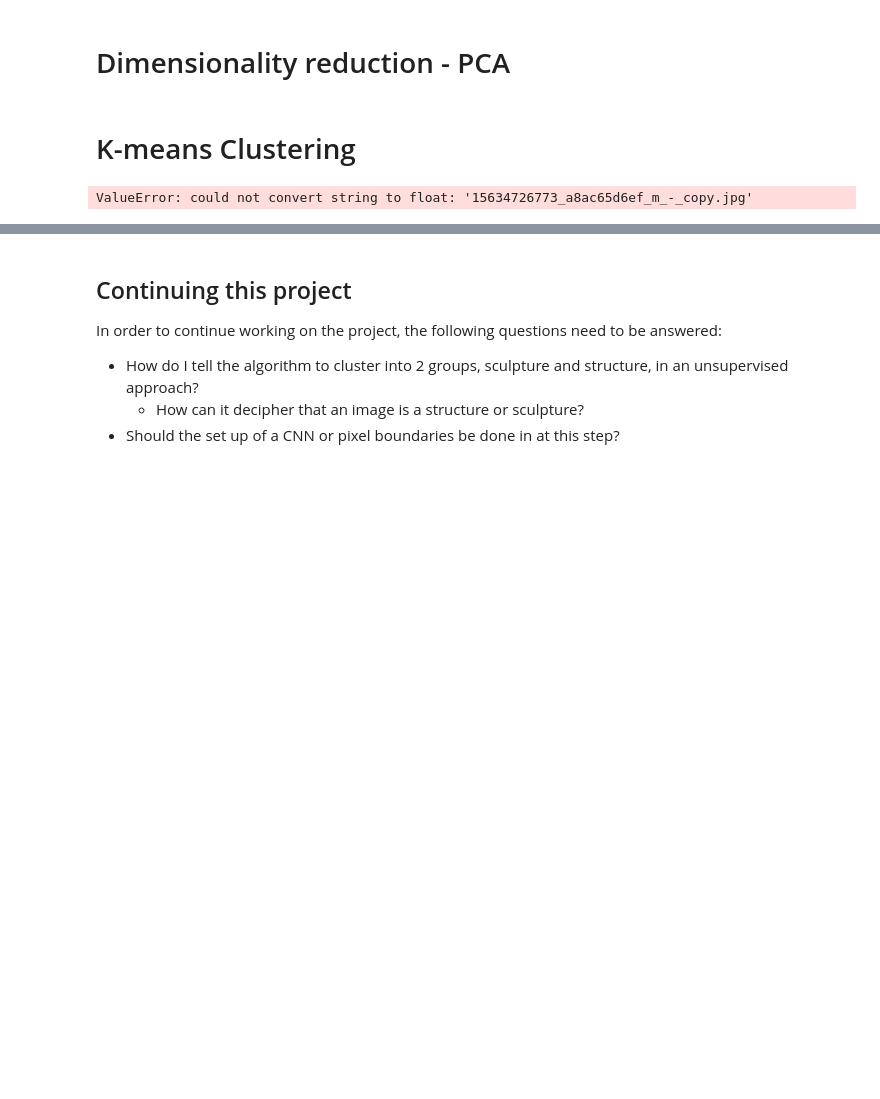
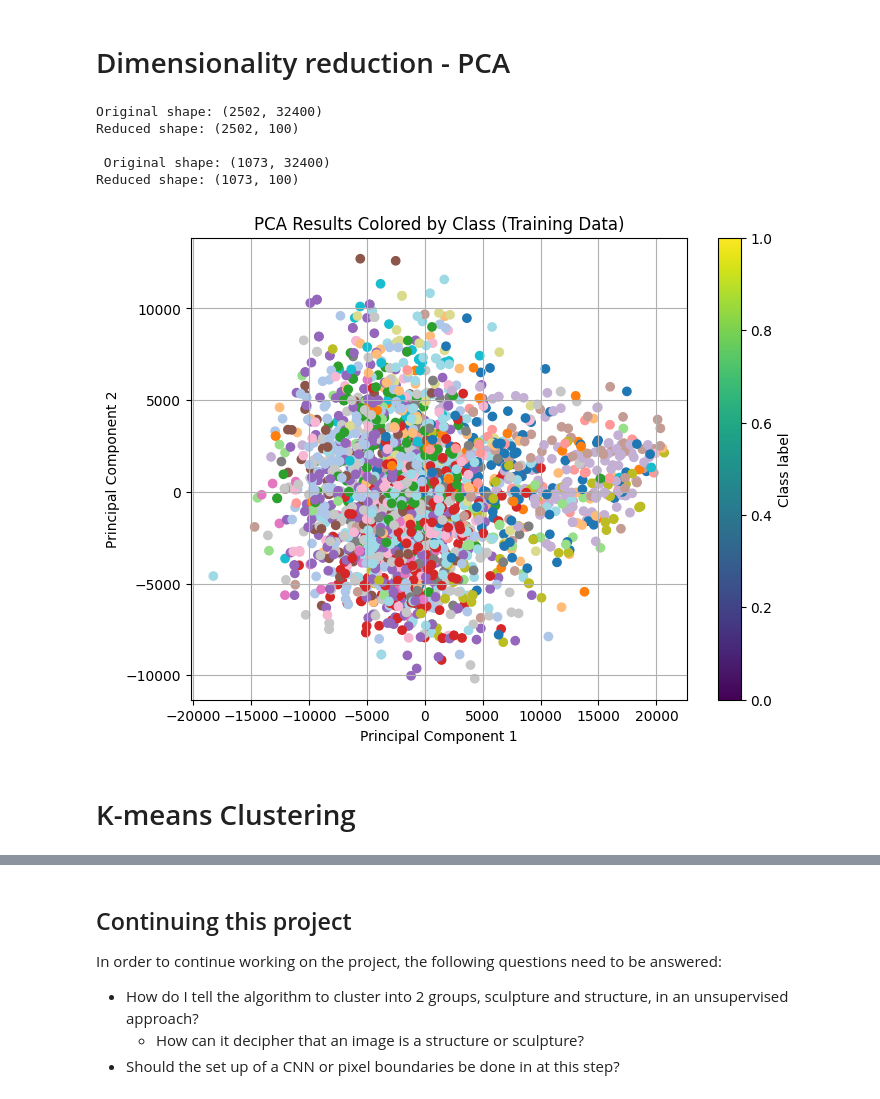
Before and after one commit to jsan712/Machine-Learning-Final-Project, a Jupyter notebook: ancient_egyptian_classification.ipynb, the cells around one changed output, grey strips where cells are left out. Drawn from its saved outputs; the diff is of its cells as text; code cells hidden in the pictures; blank space fills up the shorter version.

Commit message:
PCA and K means visualizations

```diff
--- a/ancient_egyptian_classification.ipynb
+++ b/ancient_egyptian_classification.ipynb
@@ -415,11 +416,38 @@ pca = PCA(n_components=100, random_state=22)
 pca.fit(X_train)
 X_train_pca = pca.transform(X_train)
 X_test_pca = pca.transform(X_test)
+
+print("Original shape: {}".format(str(X_train.shape)))
+print("Reduced shape: {}".format(str(X_train_pca.shape)))
+
+print("\n Original shape: {}".format(str(X_test.shape)))
+print("Reduced shape: {}".format(str(X_test_pca.shape)))
+# %% [output]
+Original shape: (2502, 32400)
+Reduced shape: (2502, 100)
+
+ Original shape: (1073, 32400)
+Reduced shape: (1073, 100)
+# %%
+# Getting unique labels for colormap
+unique_labels = np.unique(y_train)
+
+label_to_int = {label: i for i, label in enumerate(unique_labels)}
+y_train_int = np.array([label_to_int[label] for label in y_train])  # Encode labels numerically
+
+num_colors = len(unique_labels)
+cmap = cm.get_cmap('tab20', num_colors)
+
+# Plot PCA results of X_train
+plt.figure(figsize=(8, 6))
+plt.scatter(X_train_pca[:, 0], X_train_pca[:, 1], c=cmap(y_train_int), cmap=cmap)
+plt.xlabel("Principal Component 1")
+plt.ylabel("Principal Component 2")
+plt.title("PCA Results Colored by Class (Training Data)")
+plt.grid(True)
+plt.colorbar(label="Class label")
+plt.show()
+# %% [output]
+[figure, added]
 # %% [markdown]
 # K-means Clustering
-# %%
-# build the clustering model
-kmeans = KMeans(n_clusters=2)
-kmeans.fit(X)
-# %% [output]
-ValueError: could not convert string to float: '15634726773_a8ac65d6ef_m_-_copy.jpg'
```
Also changed, not shown: parts of 4 cells of this notebook.
